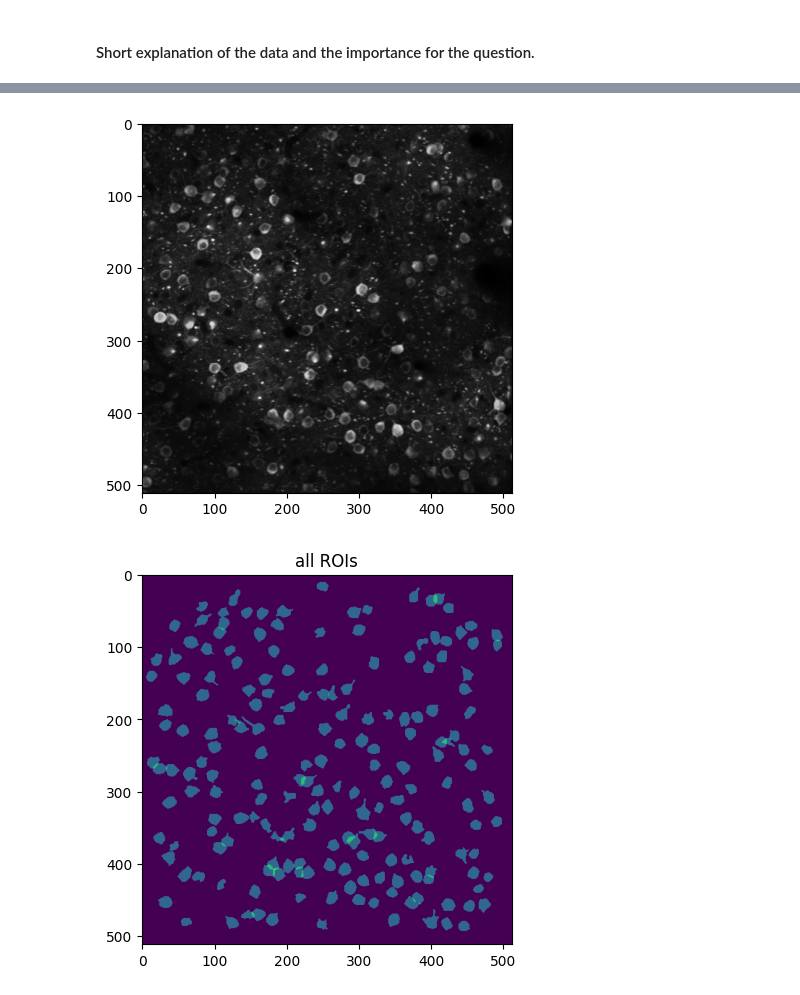
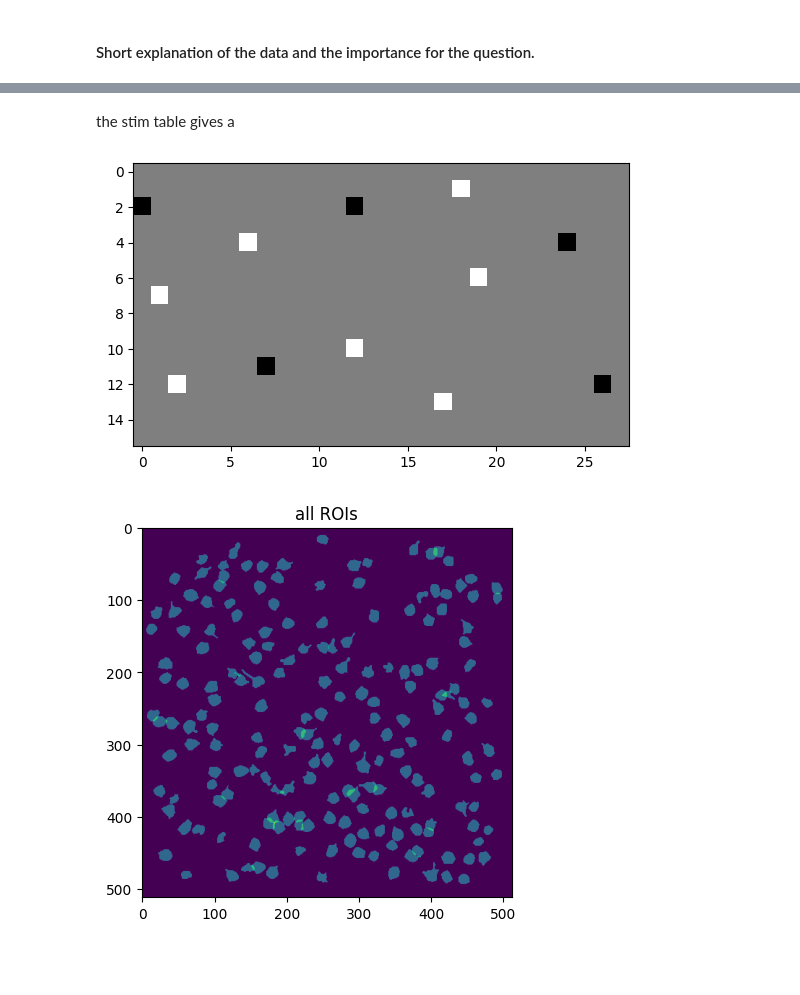
Before and after one commit to Pandabearingstreet/Neural-data-Science-Project, a Jupyter notebook: practical02.ipynb, the cells around one changed output, grey strips where cells are left out. Drawn from its saved outputs; the diff is of its cells as text; code cells hidden in the pictures; blank space fills up the shorter version.

```diff
--- a/practical02.ipynb
+++ b/practical02.ipynb
@@ -43,7 +43,7 @@ You will only work with a locally sparse noise stimulus.
 Since the experiments were performed in sequence the calcium recordings that you receive also contain some other stimulus modalities (see `data["stim_epoch_table"]`). You can ignore these sections of the time-series data during analysis. Not all the data provided has to be used, however it can be incorporated into your analysis.
 # %%
 # load data
-def load_data(path="."):
+def load_data(path="./data"):
     def array2df(d, key, cols):
         d[key] = pd.DataFrame(d[key], columns=cols)
 
@@ -221,8 +216,10 @@ new_data_dict_df["stim_table"]
+# %% [markdown]
+the stim table gives a
 # %%
-plt.imshow(data["max_projection"], cmap="grey")
+plt.imshow(data["stim"][0], cmap="grey")
 plt.show()
 # %% [output]
-[figure, old version]
+[figure, new version]
 # %%
 picture = np.zeros((512, 512))
 
```
Also changed, not shown: parts of 8 cells of this notebook.
